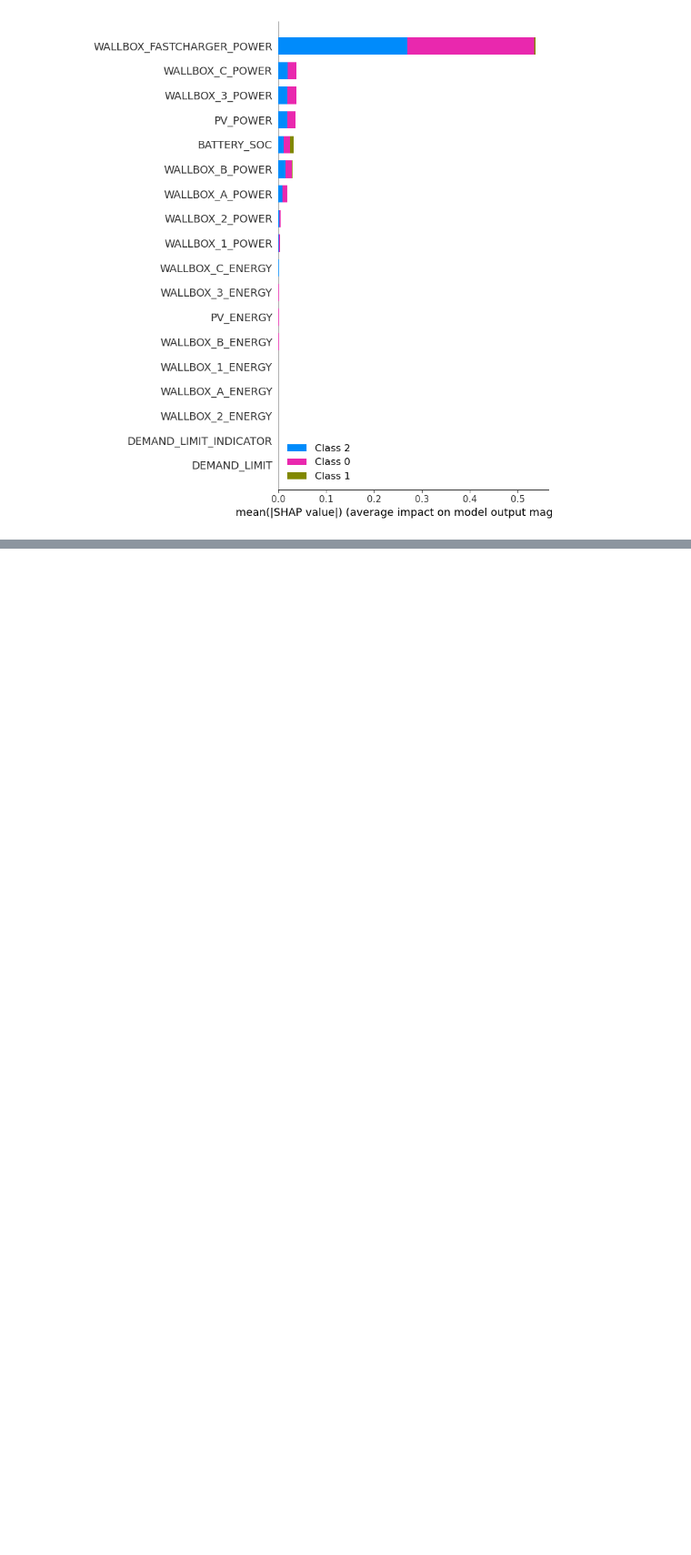
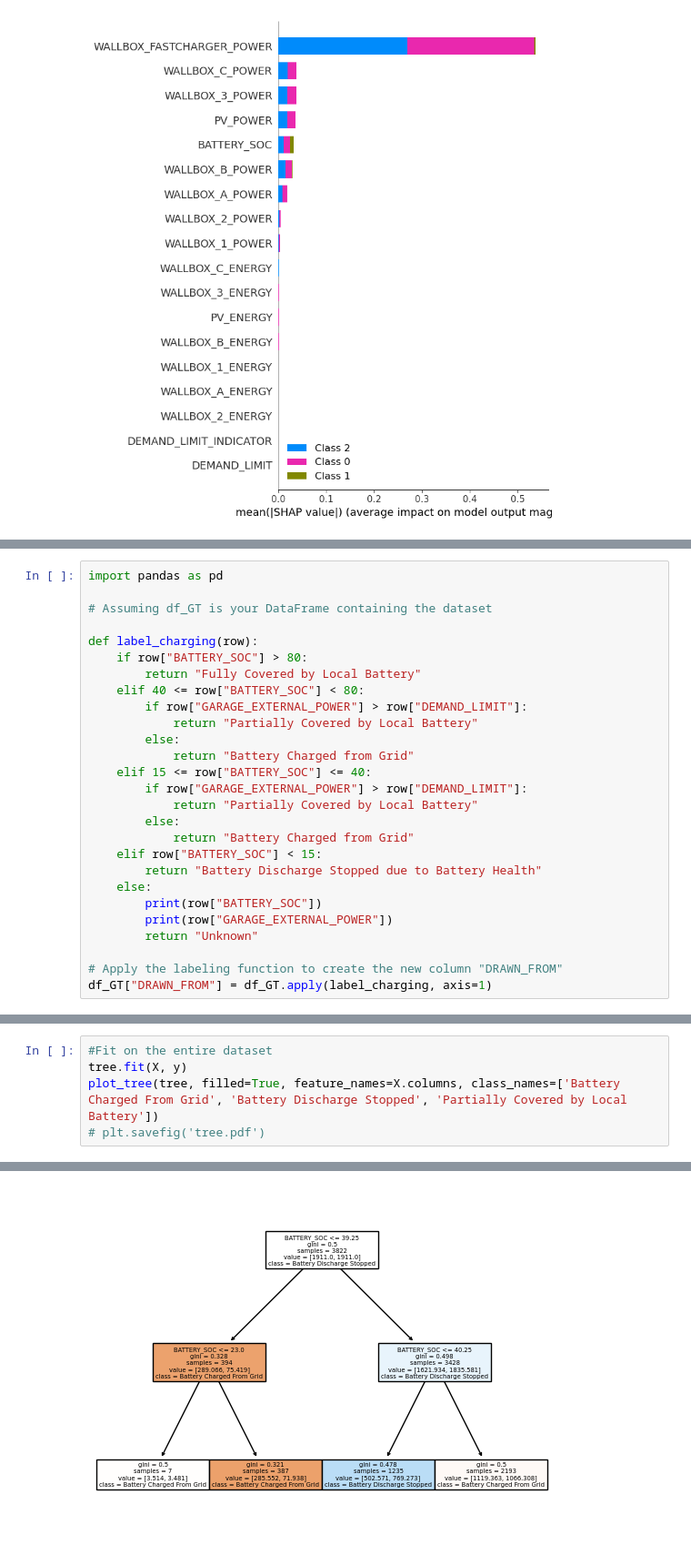
Before and after one commit to SanchoSamba/DS-project, a Jupyter notebook: Urh.ipynb, the cells around one changed output, grey strips where cells are left out. Shown at 91% size. Drawn from its saved outputs; the diff is of its cells as text; blank space fills up the shorter version.

```diff
--- a/Urh.ipynb
+++ b/Urh.ipynb
@@ -542,0 +585,27 @@ Using `tqdm.autonotebook.tqdm` in notebook mode. Use `tqdm.tqdm` instead to forc
+# %%
+import pandas as pd
+
+# Assuming df_GT is your DataFrame containing the dataset
+
+def label_charging(row):
+    if row["BATTERY_SOC"] > 80:
+        return "Fully Covered by Local Battery"
+    elif 40 <= row["BATTERY_SOC"] < 80:
+        if row["GARAGE_EXTERNAL_POWER"] > row["DEMAND_LIMIT"]:
+            return "Partially Covered by Local Battery"
+        else:
+            return "Battery Charged from Grid"
+    elif 15 <= row["BATTERY_SOC"] <= 40:
+        if row["GARAGE_EXTERNAL_POWER"] > row["DEMAND_LIMIT"]:
+            return "Partially Covered by Local Battery"
+        else:
+            return "Battery Charged from Grid"
+    elif row["BATTERY_SOC"] < 15:
+        return "Battery Discharge Stopped due to Battery Health"
+    else:
+        print(row["BATTERY_SOC"])
+        print(row["GARAGE_EXTERNAL_POWER"])
+        return "Unknown"
+
+# Apply the labeling function to create the new column "DRAWN_FROM"
+df_GT["DRAWN_FROM"] = df_GT.apply(label_charging, axis=1)
@@ -542,0 +624,6 @@ Using `tqdm.autonotebook.tqdm` in notebook mode. Use `tqdm.tqdm` instead to forc
+# %%
+#Fit on the entire dataset
+tree.fit(X, y)
+plot_tree(tree, filled=True, feature_names=X.columns, class_names=['Battery Charged From Grid', 'Battery Discharge Stopped', 'Partially Covered by Local Battery'])
+# plt.savefig('tree.pdf')
+# %% [output]
@@ -542,0 +637 @@ Using `tqdm.autonotebook.tqdm` in notebook mode. Use `tqdm.tqdm` instead to forc
+[figure, added]
```
Also changed, not shown: parts of 28 cells of this notebook.
